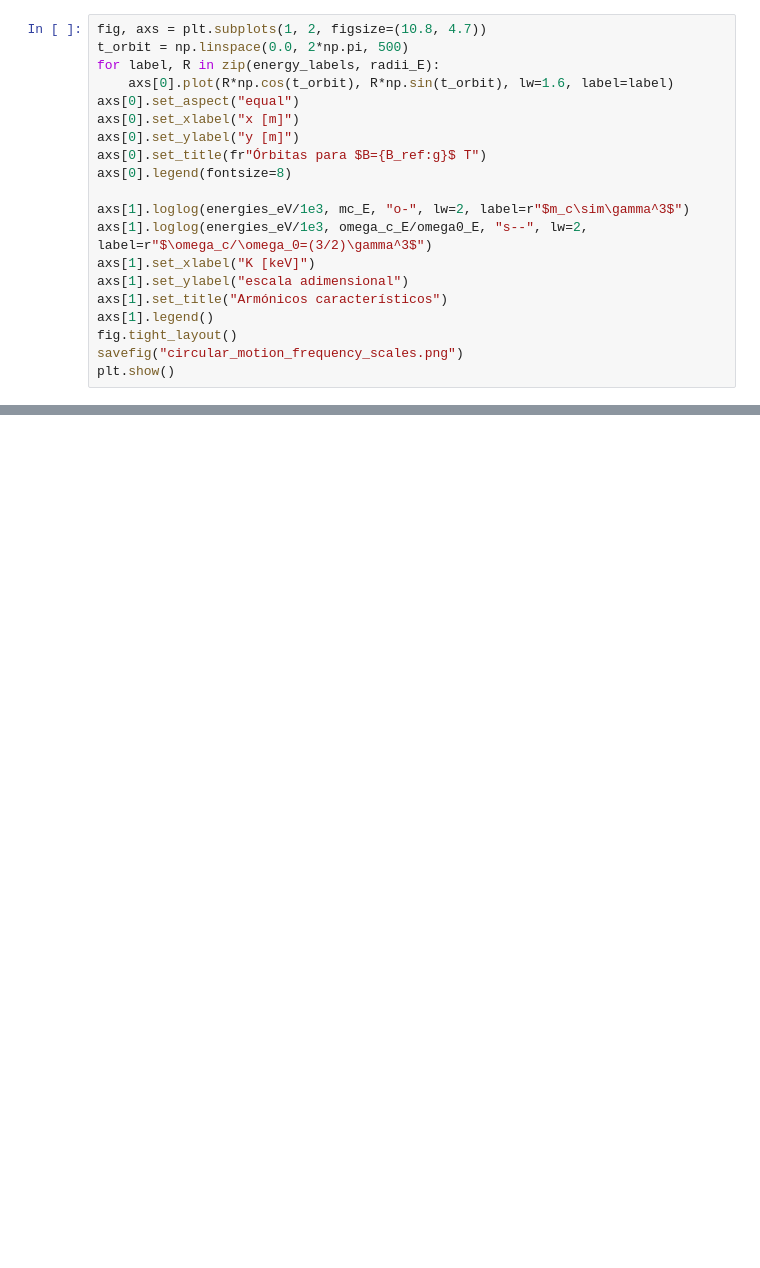
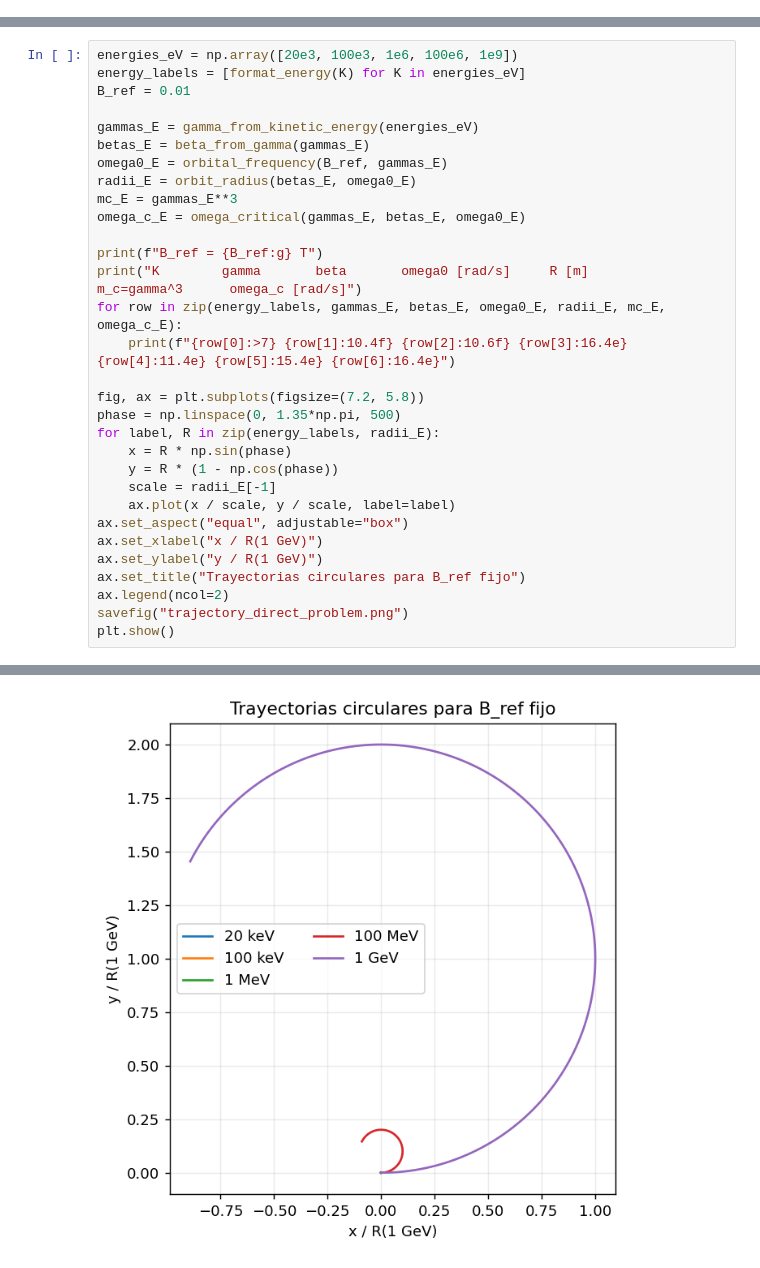
Before and after one commit to JuanJ27/Base, a Jupyter notebook: Python/electrodos/Electro2/electro2.ipynb, the cells around one changed output, grey strips where cells are left out. Cells and saved outputs as stored; diff of their text form; blank space fills up the shorter version.

```diff
--- a/Python/electrodos/Electro2/electro2.ipynb
+++ b/Python/electrodos/Electro2/electro2.ipynb
@@ -334,20 +0,0 @@ La fuerza magnética mantiene un movimiento circular uniforme en rapidez. La fre
-# %%
-fig, axs = plt.subplots(1, 2, figsize=(10.8, 4.7))
-t_orbit = np.linspace(0.0, 2*np.pi, 500)
-for label, R in zip(energy_labels, radii_E):
-    axs[0].plot(R*np.cos(t_orbit), R*np.sin(t_orbit), lw=1.6, label=label)
-axs[0].set_aspect("equal")
-axs[0].set_xlabel("x [m]")
-axs[0].set_ylabel("y [m]")
-axs[0].set_title(fr"Órbitas para $B={B_ref:g}$ T")
-axs[0].legend(fontsize=8)
-
-axs[1].loglog(energies_eV/1e3, mc_E, "o-", lw=2, label=r"$m_c\sim\gamma^3$")
-axs[1].loglog(energies_eV/1e3, omega_c_E/omega0_E, "s--", lw=2, label=r"$\omega_c/\omega_0=(3/2)\gamma^3$")
-axs[1].set_xlabel("K [keV]")
-axs[1].set_ylabel("escala adimensional")
-axs[1].set_title("Armónicos característicos")
-axs[1].legend()
-fig.tight_layout()
-savefig("circular_motion_frequency_scales.png")
-plt.show()
@@ -708,0 +194,32 @@ plt.show()
+# %%
+energies_eV = np.array([20e3, 100e3, 1e6, 100e6, 1e9])
+energy_labels = [format_energy(K) for K in energies_eV]
+B_ref = 0.01
+
+gammas_E = gamma_from_kinetic_energy(energies_eV)
+betas_E = beta_from_gamma(gammas_E)
+omega0_E = orbital_frequency(B_ref, gammas_E)
+radii_E = orbit_radius(betas_E, omega0_E)
+mc_E = gammas_E**3
+omega_c_E = omega_critical(gammas_E, betas_E, omega0_E)
+
+print(f"B_ref = {B_ref:g} T")
+print("K        gamma       beta       omega0 [rad/s]     R [m]        m_c=gamma^3      omega_c [rad/s]")
+for row in zip(energy_labels, gammas_E, betas_E, omega0_E, radii_E, mc_E, omega_c_E):
+    print(f"{row[0]:>7} {row[1]:10.4f} {row[2]:10.6f} {row[3]:16.4e} {row[4]:11.4e} {row[5]:15.4e} {row[6]:16.4e}")
+
+fig, ax = plt.subplots(figsize=(7.2, 5.8))
+phase = np.linspace(0, 1.35*np.pi, 500)
+for label, R in zip(energy_labels, radii_E):
+    x = R * np.sin(phase)
+    y = R * (1 - np.cos(phase))
+    scale = radii_E[-1]
+    ax.plot(x / scale, y / scale, label=label)
+ax.set_aspect("equal", adjustable="box")
+ax.set_xlabel("x / R(1 GeV)")
+ax.set_ylabel("y / R(1 GeV)")
+ax.set_title("Trayectorias circulares para B_ref fijo")
+ax.legend(ncol=2)
+savefig("trajectory_direct_problem.png")
+plt.show()
+# %% [output]
@@ -708,0 +233 @@ plt.show()
+[figure, added]
```
Also changed, not shown: parts of 64 cells of this notebook, 8 other files.
